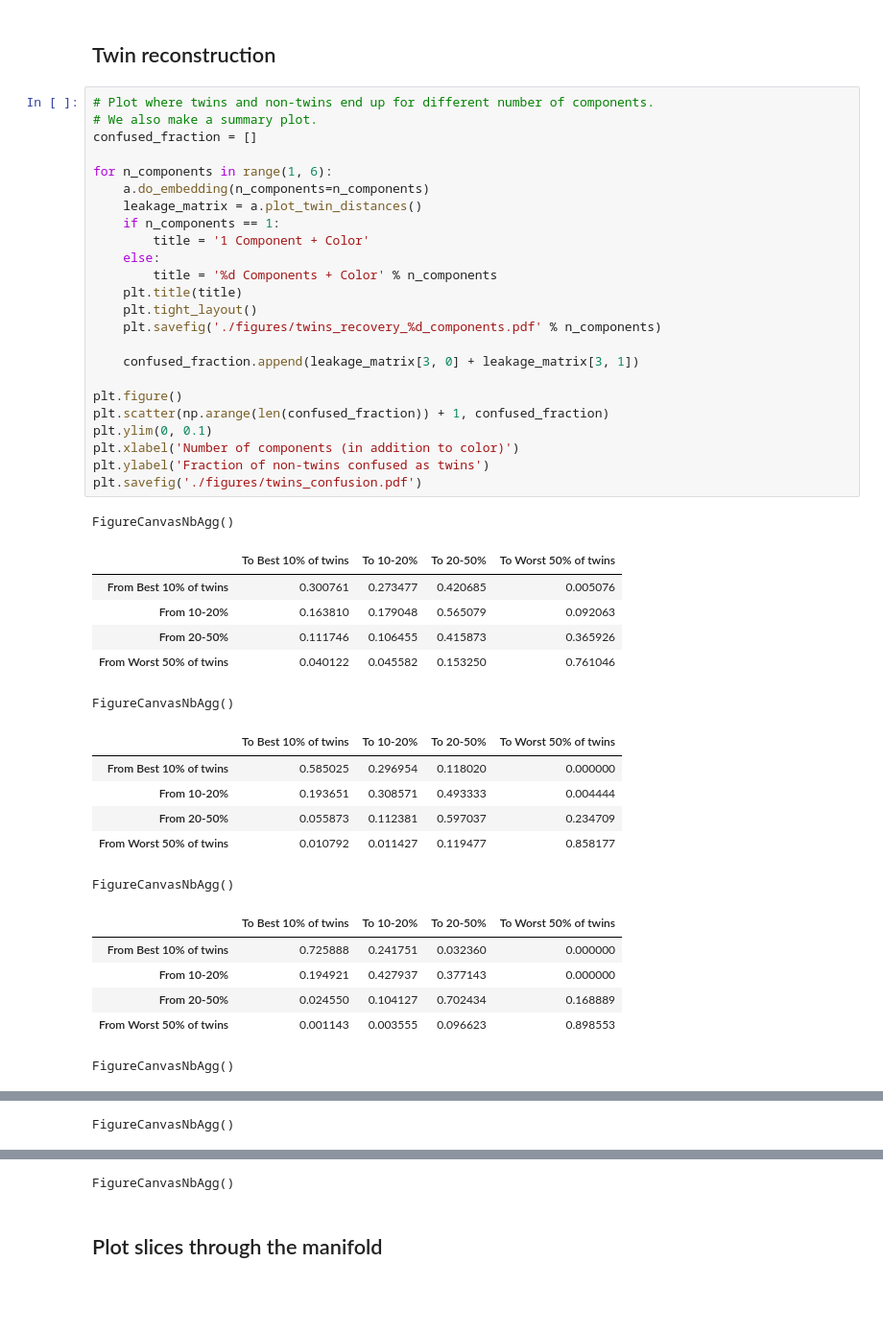
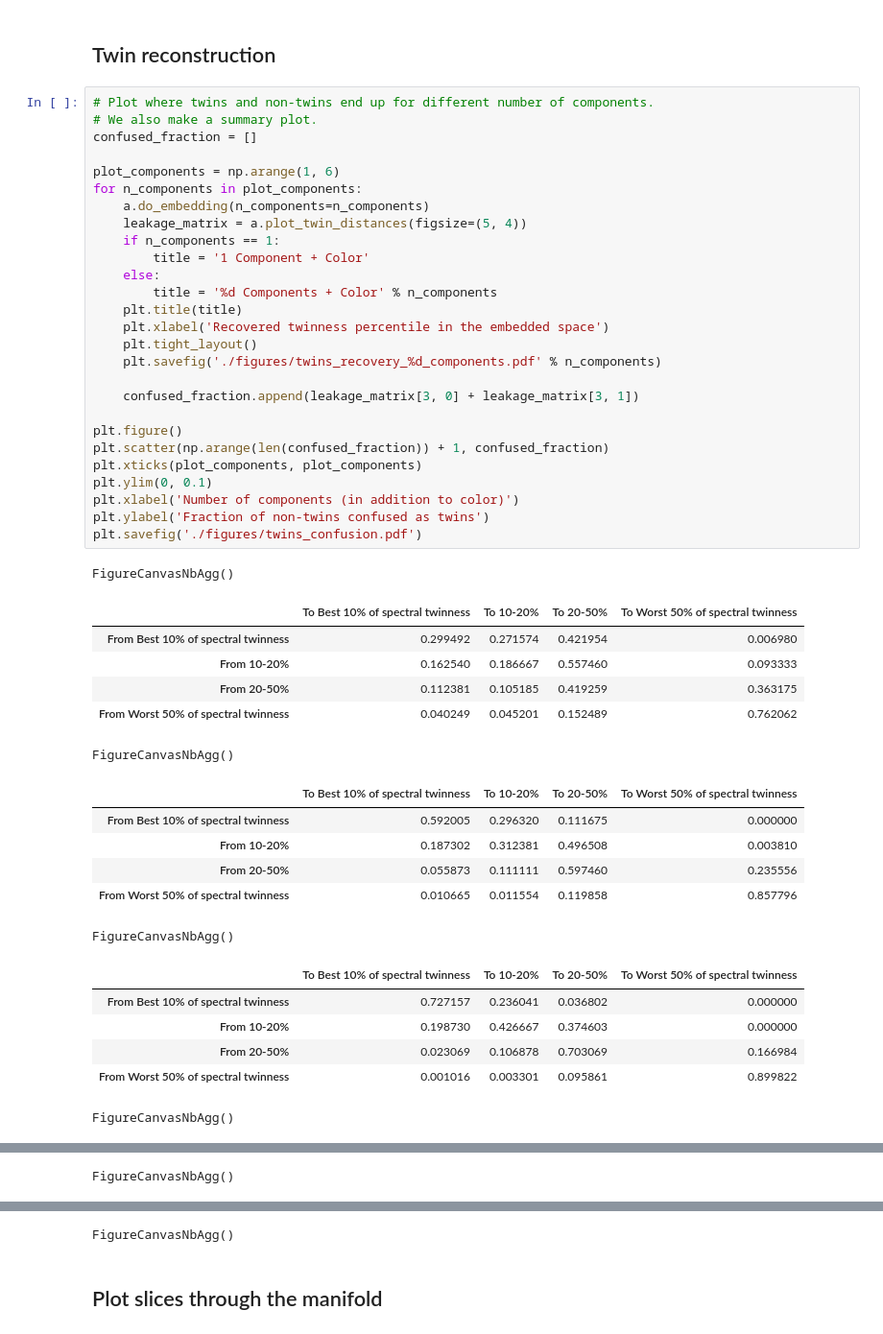
Before and after one commit to snfactory/twins_embedding, a Jupyter notebook: manifold_twins.ipynb, the cells around one changed output, grey strips where cells are left out. Shown at 96% size. Saved outputs shown, nothing was run; the diff lists cells and outputs as text; blank space fills up the shorter version.

```diff
--- a/manifold_twins.ipynb
+++ b/manifold_twins.ipynb
@@ -501,44 +772,47 @@ FigureCanvasNbAgg()
 # %%
 # Plot where twins and non-twins end up for different number of components.
 # We also make a summary plot.
 confused_fraction = []
 
-for n_components in range(1, 6):
+plot_components = np.arange(1, 6)
+for n_components in plot_components:
     a.do_embedding(n_components=n_components)
-    leakage_matrix = a.plot_twin_distances()
+    leakage_matrix = a.plot_twin_distances(figsize=(5, 4))
     if n_components == 1:
         title = '1 Component + Color'
     else:
         title = '%d Components + Color' % n_components
     plt.title(title)
+    plt.xlabel('Recovered twinness percentile in the embedded space')
     plt.tight_layout()
     plt.savefig('./figures/twins_recovery_%d_components.pdf' % n_components)
 
     confused_fraction.append(leakage_matrix[3, 0] + leakage_matrix[3, 1])
 
 plt.figure()
 plt.scatter(np.arange(len(confused_fraction)) + 1, confused_fraction)
+plt.xticks(plot_components, plot_components)
 plt.ylim(0, 0.1)
 plt.xlabel('Number of components (in addition to color)')
 plt.ylabel('Fraction of non-twins confused as twins')
 plt.savefig('./figures/twins_confusion.pdf')
 # %% [output]
 FigureCanvasNbAgg()
-|  | To Best 10% of twins | To 10-20% | To 20-50% | To Worst 50% of twins |
-| From Best 10% of twins | 0.300761 | 0.273477 | 0.420685 | 0.005076 |
-| From 10-20% | 0.163810 | 0.179048 | 0.565079 | 0.092063 |
-| From 20-50% | 0.111746 | 0.106455 | 0.415873 | 0.365926 |
-| From Worst 50% of twins | 0.040122 | 0.045582 | 0.153250 | 0.761046 |
+|  | To Best 10% of spectral twinness | To 10-20% | To 20-50% | To Worst 50% of spectral twinness |
+| From Best 10% of spectral twinness | 0.299492 | 0.271574 | 0.421954 | 0.006980 |
+| From 10-20% | 0.162540 | 0.186667 | 0.557460 | 0.093333 |
+| From 20-50% | 0.112381 | 0.105185 | 0.419259 | 0.363175 |
+| From Worst 50% of spectral twinness | 0.040249 | 0.045201 | 0.152489 | 0.762062 |
 FigureCanvasNbAgg()
-|  | To Best 10% of twins | To 10-20% | To 20-50% | To Worst 50% of twins |
-| From Best 10% of twins | 0.585025 | 0.296954 | 0.118020 | 0.000000 |
-| From 10-20% | 0.193651 | 0.308571 | 0.493333 | 0.004444 |
-| From 20-50% | 0.055873 | 0.112381 | 0.597037 | 0.234709 |
-| From Worst 50% of twins | 0.010792 | 0.011427 | 0.119477 | 0.858177 |
+|  | To Best 10% of spectral twinness | To 10-20% | To 20-50% | To Worst 50% of spectral twinness |
+| From Best 10% of spectral twinness | 0.592005 | 0.296320 | 0.111675 | 0.000000 |
+| From 10-20% | 0.187302 | 0.312381 | 0.496508 | 0.003810 |
+| From 20-50% | 0.055873 | 0.111111 | 0.597460 | 0.235556 |
+| From Worst 50% of spectral twinness | 0.010665 | 0.011554 | 0.119858 | 0.857796 |
 FigureCanvasNbAgg()
-|  | To Best 10% of twins | To 10-20% | To 20-50% | To Worst 50% of twins |
-| From Best 10% of twins | 0.725888 | 0.241751 | 0.032360 | 0.000000 |
-| From 10-20% | 0.194921 | 0.427937 | 0.377143 | 0.000000 |
-| From 20-50% | 0.024550 | 0.104127 | 0.702434 | 0.168889 |
-| From Worst 50% of twins | 0.001143 | 0.003555 | 0.096623 | 0.898553 |
+|  | To Best 10% of spectral twinness | To 10-20% | To 20-50% | To Worst 50% of spectral twinness |
+| From Best 10% of spectral twinness | 0.727157 | 0.236041 | 0.036802 | 0.000000 |
+| From 10-20% | 0.198730 | 0.426667 | 0.374603 | 0.000000 |
+| From 20-50% | 0.023069 | 0.106878 | 0.703069 | 0.166984 |
+| From Worst 50% of spectral twinness | 0.001016 | 0.003301 | 0.095861 | 0.899822 |
 FigureCanvasNbAgg()
```
Also changed, not shown: parts of 138 cells of this notebook, 1 other file.
